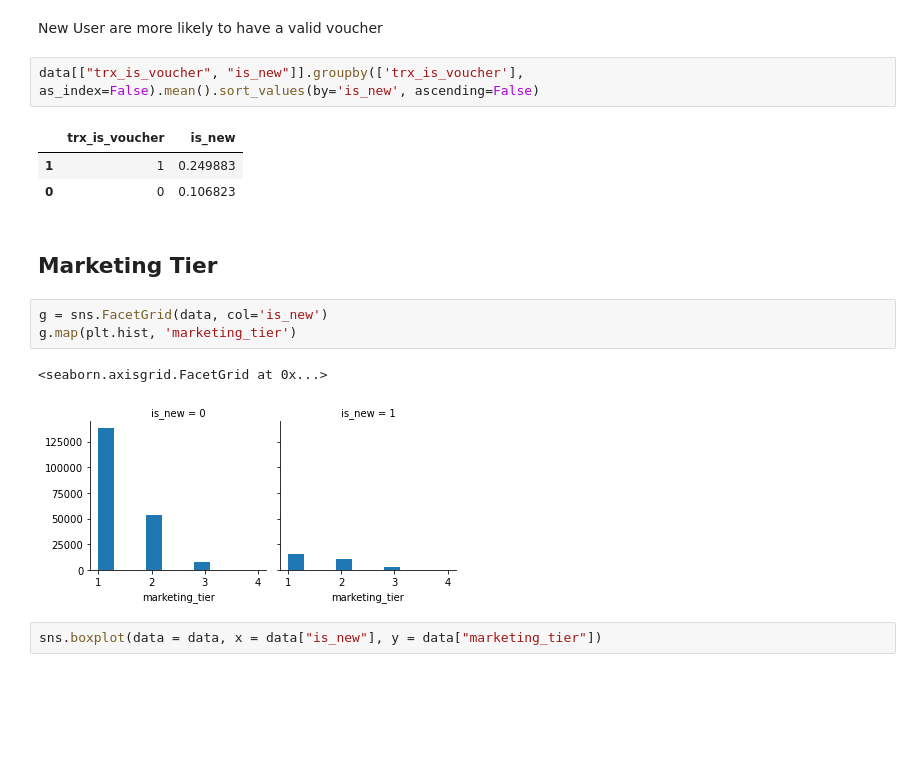
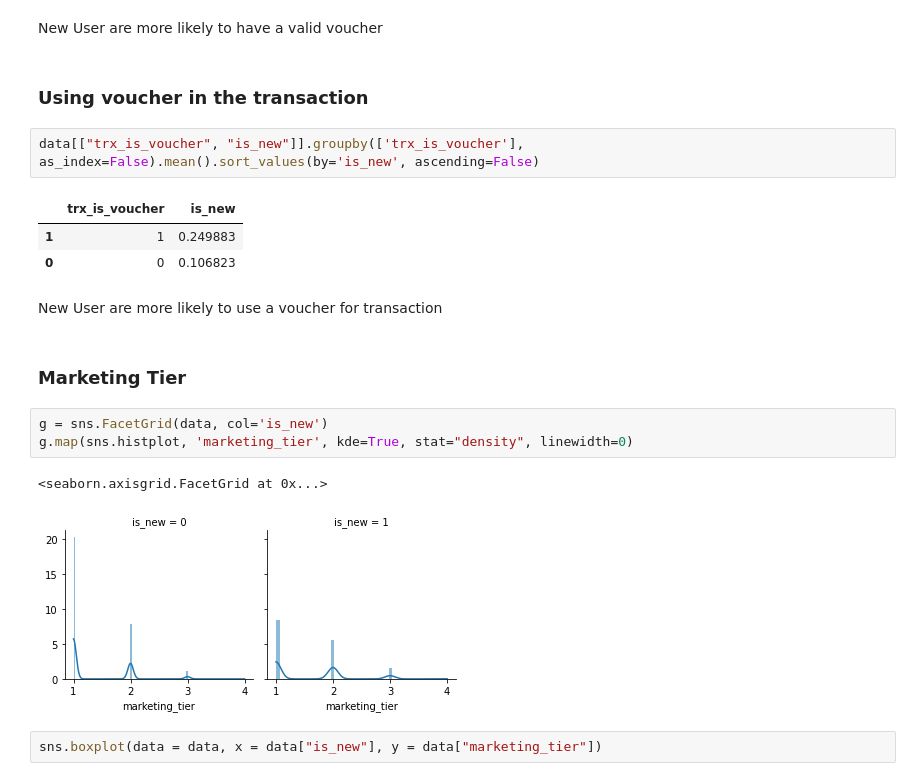
Before and after one commit to Edel-weiB/Bukalapak-Challange, a Jupyter notebook: main.ipynb, the cells around one changed output. Drawn from its saved outputs; the diff is of its cells as text; blank space fills up the shorter version.

```diff
--- a/main.ipynb
+++ b/main.ipynb
@@ -197,20 +200,24 @@ data[["voucher_valid", "is_new"]].groupby(['voucher_valid'], as_index=False).mea
 | 0 | 0.0 | 0.105315 |
 # %% [markdown]
 New User are more likely to have a valid voucher
+# %% [markdown]
+### Using voucher in the transaction
 # %%
 data[["trx_is_voucher", "is_new"]].groupby(['trx_is_voucher'], as_index=False).mean().sort_values(by='is_new', ascending=False)
 # %% [output]
 |  | trx_is_voucher | is_new |
 | 1 | 1 | 0.249883 |
 | 0 | 0 | 0.106823 |
+# %% [markdown]
+New User are more likely to use a voucher for transaction
 # %% [markdown]
-## Marketing Tier
+### Marketing Tier
 # %%
 g = sns.FacetGrid(data, col='is_new')
-g.map(plt.hist, 'marketing_tier')
+g.map(sns.histplot, 'marketing_tier', kde=True, stat="density", linewidth=0)
 # %% [output]
 <seaborn.axisgrid.FacetGrid at 0x...>
-[figure, old version]
+[figure, new version]
 # %%
 sns.boxplot(data = data, x = data["is_new"], y = data["marketing_tier"])
 # %% [output]
```
Also changed, not shown: parts of 20 cells of this notebook.
